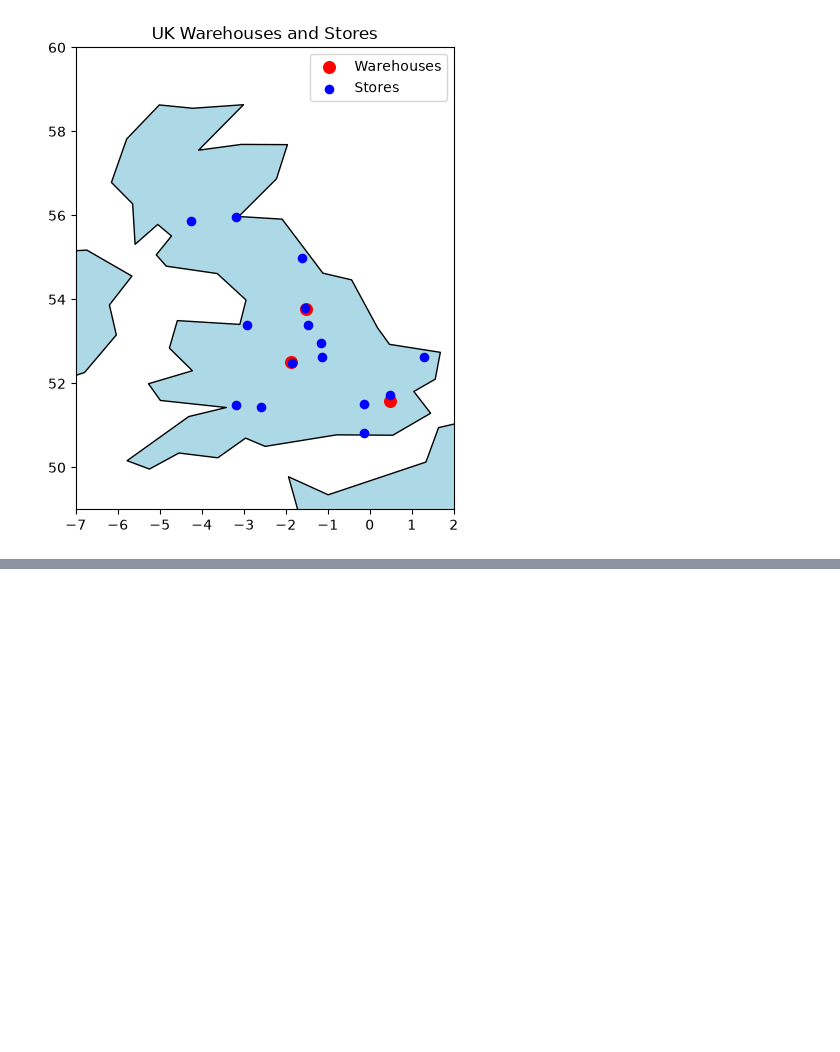
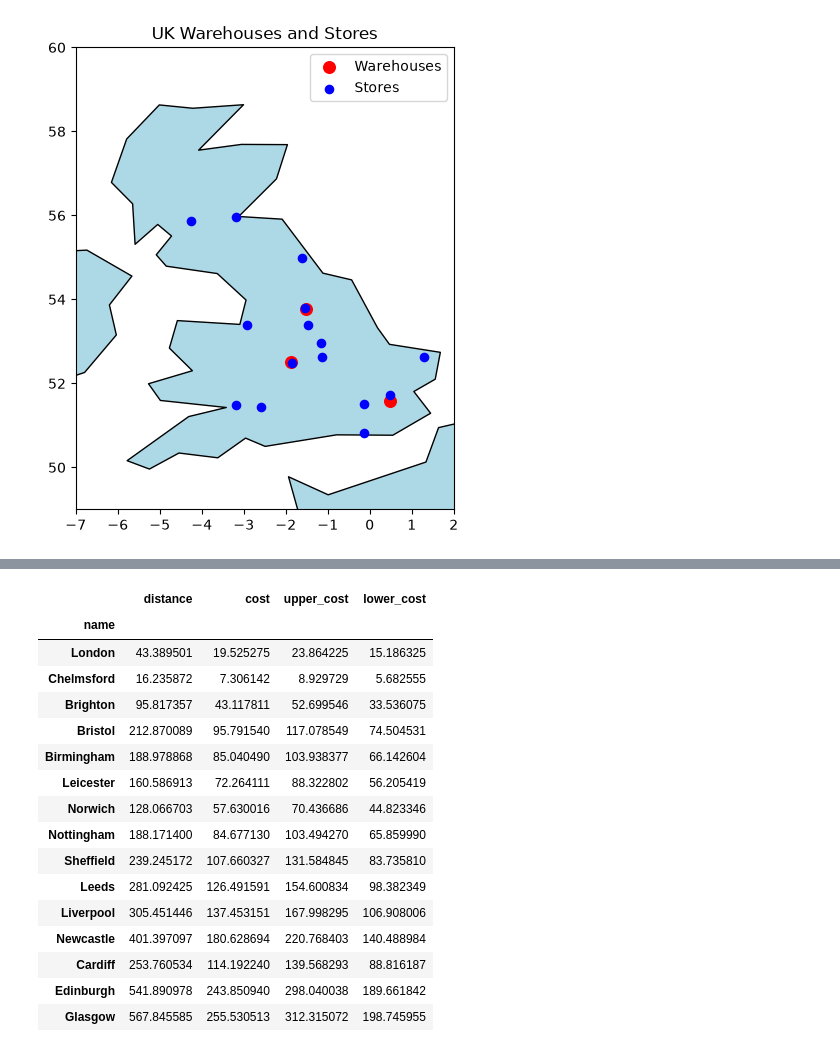
Before and after one commit to pyjpg/Warehouse_Linear-Optimisation, a Jupyter notebook: scripts/main.ipynb, the cells around one changed output, grey strips where cells are left out. Cells and saved outputs as stored; diff of their text form; code cells hidden in the pictures; blank space fills up the shorter version.

Commit message:
Fixing tables for distance matrix

```diff
--- a/scripts/main.ipynb
+++ b/scripts/main.ipynb
@@ -133,0 +188,7 @@ f
+# %%
+basildon_distance = dist_df.loc['Basildon Distribution Centre']
+# %%
+basildon_df = basildon_distance.to_frame()
+# %%
+basildon_df = basildon_df.rename(columns={'Basildon Distribution Centre': 'distance'})
+basildon_df
@@ -133,0 +213,24 @@ f
+# %%
+import math
+basildon_df['upper_cost'] = basildon_df['distance'] * 0.55
+basildon_df['lower_cost'] = basildon_df['distance'] * 0.35
+# %%
+basildon_df
+# %% [output]
+|  | distance | cost | upper_cost | lower_cost |
+| name |  |  |  |  |
+| London | 43.389501 | 19.525275 | 23.864225 | 15.186325 |
+| Chelmsford | 16.235872 | 7.306142 | 8.929729 | 5.682555 |
+| Brighton | 95.817357 | 43.117811 | 52.699546 | 33.536075 |
+| Bristol | 212.870089 | 95.791540 | 117.078549 | 74.504531 |
+| Birmingham | 188.978868 | 85.040490 | 103.938377 | 66.142604 |
+| Leicester | 160.586913 | 72.264111 | 88.322802 | 56.205419 |
+| Norwich | 128.066703 | 57.630016 | 70.436686 | 44.823346 |
+| Nottingham | 188.171400 | 84.677130 | 103.494270 | 65.859990 |
+| Sheffield | 239.245172 | 107.660327 | 131.584845 | 83.735810 |
+| Leeds | 281.092425 | 126.491591 | 154.600834 | 98.382349 |
+| Liverpool | 305.451446 | 137.453151 | 167.998295 | 106.908006 |
+| Newcastle | 401.397097 | 180.628694 | 220.768403 | 140.488984 |
+| Cardiff | 253.760534 | 114.192240 | 139.568293 | 88.816187 |
+| Edinburgh | 541.890978 | 243.850940 | 298.040038 | 189.661842 |
+| Glasgow | 567.845585 | 255.530513 | 312.315072 | 198.745955 |
```
Also changed, not shown: parts of 8 cells of this notebook, 1 other file.
